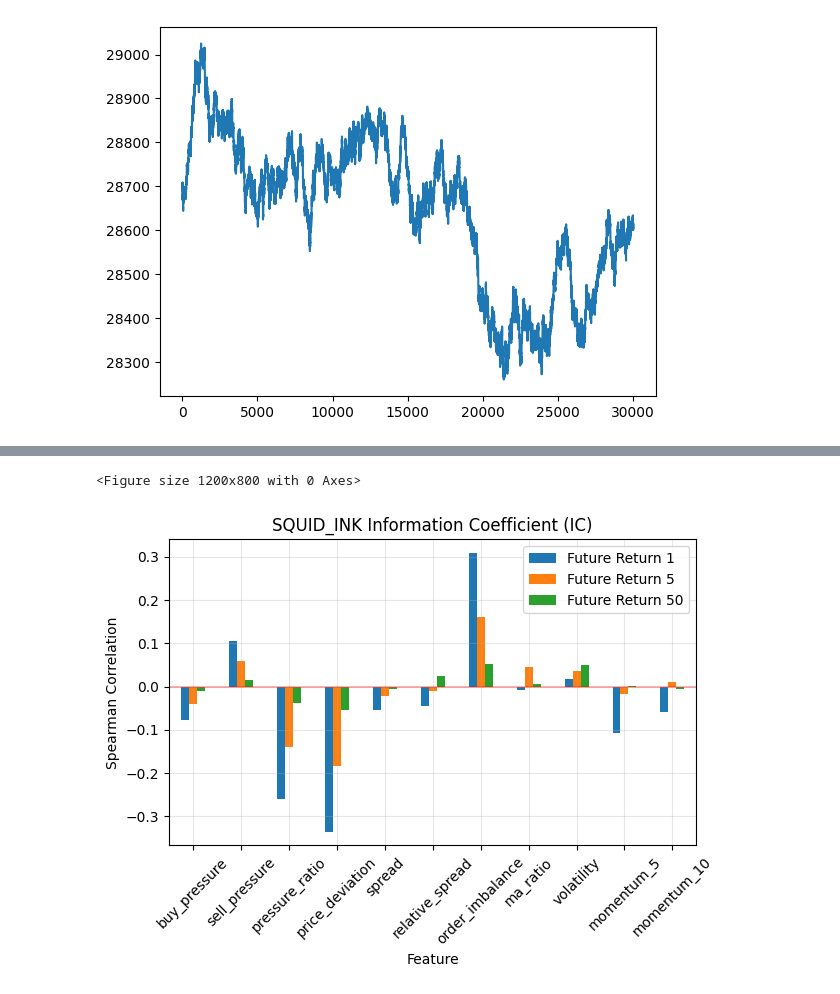
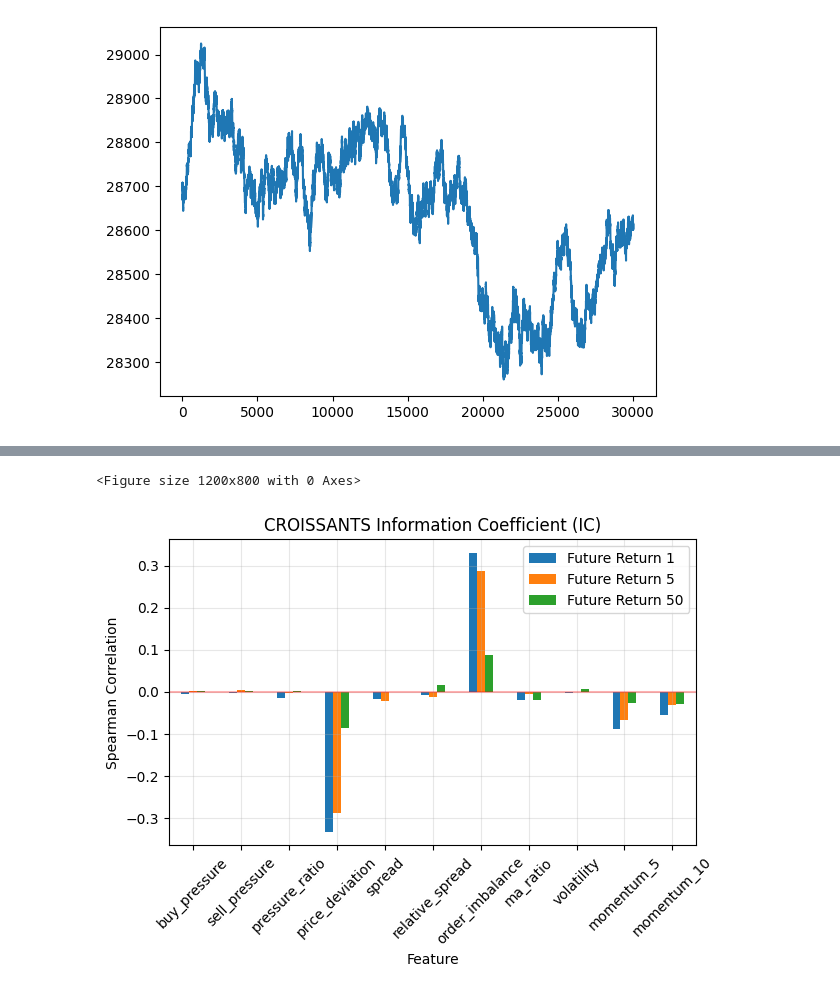
Before and after one commit to hanksong/imc-prosperity3, a Jupyter notebook: round-2/algo_r2.ipynb, the cells around one changed output, grey strips where cells are left out. Saved outputs shown, nothing was run; the diff lists cells and outputs as text; code cells hidden in the pictures.

```diff
--- a/round-2/algo_r2.ipynb
+++ b/round-2/algo_r2.ipynb
@@ -132,11 +127,11 @@ import numpy as np
 from scipy.stats import spearmanr
 
 # 按产品分组并为每个产品计算特征
-def create_features(df):
+def create_features(df,product):
     features = pd.DataFrame()
 
     # 只处理SQUID_INK
-    product_data = df[df['product'] == 'SQUID_INK'].copy()
+    product_data = df[df['product'] == product].copy()
 
     # 计算买卖压力因子
     product_data['buy_pressure'] = product_data['bid_volume_1'] + product_data['bid_volume_2'] + product_data['bid_volume_3']
@@ -156,77 +151,76 @@ def create_features(df):
     # 计算移动平均和相对强度
     product_data['ma_5'] = product_data['mid_price'].rolling(5).mean()
     product_data['ma_10'] = product_data['mid_price'].rolling(10).mean()
     product_data['ma_ratio'] = product_data['ma_5'] / (product_data['ma_10'] + 1e-10)
 
     # 计算波动率
     product_data['volatility'] = product_data['return'].rolling(10).std()
 
     # 计算价格动量
     product_data['momentum_5'] = product_data['mid_price'].pct_change(5)
     product_data['momentum_10'] = product_data['mid_price'].pct_change(10)
 
     # 添加产品标识符
     product_data['product'] = 'SQUID_INK'
 
     # 填充缺失值
     features = product_data.fillna(0)
     return features
 
 # 应用特征创建函数
-features_df = create_features(price)
+features_dict = {}
+for product in products:
+    features_df = create_features(price,product)
+    features_dict[product] = features_df
+    # 计算未来收益率作为目标变量
+    features_df['future_return_1'] = features_df.groupby('product')['mid_price'].shift(-1) / features_df['mid_price'] - 1
+    features_df['future_return_5'] = features_df.groupby('product')['mid_price'].shift(-3) / features_df['mid_price'] - 1
+    features_df['future_return_50'] = features_df.groupby('product')['mid_price'].shift(-50) / features_df['mid_price'] - 1
 
-# 计算未来收益率作为目标变量
-features_df['future_return_1'] = features_df.groupby('product')['mid_price'].shift(-1) / features_df['mid_price'] - 1
-features_df['future_return_5'] = features_df.groupby('product')['mid_price'].shift(-5) / features_df['mid_price'] - 1
-features_df['future_return_50'] = features_df.groupby('product')['mid_price'].shift(-50) / features_df['mid_price'] - 1
+    # 删除缺失的目标变量
+    features_df = features_df.dropna(subset=['future_return_1', 'future_return_5', 'future_return_50'])
 
-# 删除缺失的目标变量
-features_df = features_df.dropna(subset=['future_return_1', 'future_return_5', 'future_return_50'])
+    # 定义特征列和目标列
+    feature_cols = ['buy_pressure', 'sell_pressure', 'pressure_ratio',
+                    'price_deviation', 'spread', 'relative_spread',
+                    'order_imbalance', 'ma_ratio', 'volatility',
+                    'momentum_5', 'momentum_10']
 
-# 定义特征列和目标列
-feature_cols = ['buy_pressure', 'sell_pressure', 'pressure_ratio',
-                'price_deviation', 'spread', 'relative_spread',
-                'order_imbalance', 'ma_ratio', 'volatility',
-                'momentum_5', 'momentum_10']
+    target_cols = ['future_return_1', 'future_return_5', 'future_return_50']
 
-target_cols = ['future_return_1', 'future_return_5', 'future_return_50']
+    # 计算IC值
+    ic_df = pd.DataFrame({
+        'Feature': [],
+        'Future Return 1': [],
+        'Future Return 5': [],
+        'Future Return 50': []
+    })
 
-# 计算IC值
-ic_df = pd.DataFrame({
-    'Feature': [],
-    'Future Return 1': [],
-    'Future Return 5': [],
-    'Future Return 50': []
-})
+    for feature in feature_cols:
+        feature_ic = {}
+        for target in target_cols:
+            ic, _ = spearmanr(features_df[feature], features_df[target], nan_policy='omit')
+            feature_ic[target] = ic
 
-for feature in feature_cols:
-    feature_ic = {}
-    for target in target_cols:
-        ic, _ = spearmanr(features_df[feature], features_df[target], nan_policy='omit')
-        feature_ic[target] = ic
+        ic_df = pd.concat([ic_df, pd.DataFrame({
+            'Feature': [feature],
+            'Future Return 1': [feature_ic['future_return_1']],
+            'Future Return 5': [feature_ic['future_return_5']],
+            'Future Return 50': [feature_ic['future_return_50']]
+        })], ignore_index=True)
 
-    ic_df = pd.concat([ic_df, pd.DataFrame({
-        'Feature': [feature],
-        'Future Return 1': [feature_ic['future_return_1']],
-        'Future Return 5': [feature_ic['future_return_5']],
-        'Future Return 50': [feature_ic['future_return_50']]
-    })], ignore_index=True)
+    ic_df = ic_df.set_index('Feature')
 
-ic_df = ic_df.set_index('Feature')
-
-# 可视化IC结果
-plt.figure(figsize=(12, 8))
-ic_df.plot(kind='bar')
-plt.title('SQUID_INK Information Coefficient (IC)')
-plt.ylabel('Spearman Correlation')
-plt.axhline(y=0, color='r', linestyle='-', alpha=0.3)
-plt.grid(True, alpha=0.3)
-plt.xticks(rotation=45)
-plt.tight_layout()
-plt.show()
-
-print("\nSQUID_INK IC Values:")
-print(ic_df)
+    # 可视化IC结果
+    plt.figure(figsize=(12, 8))
+    ic_df.plot(kind='bar')
+    plt.title(f'{product} Information Coefficient (IC)')
+    plt.ylabel('Spearman Correlation')
+    plt.axhline(y=0, color='r', linestyle='-', alpha=0.3)
+    plt.grid(True, alpha=0.3)
+    plt.xticks(rotation=45)
+    plt.tight_layout()
+    plt.show()
 # %% [output]
 <Figure size 1200x800 with 0 Axes>
-[figure, old version]
+[figure, new version]
```
Also changed, not shown: parts of 6 cells of this notebook, 15 other files.
